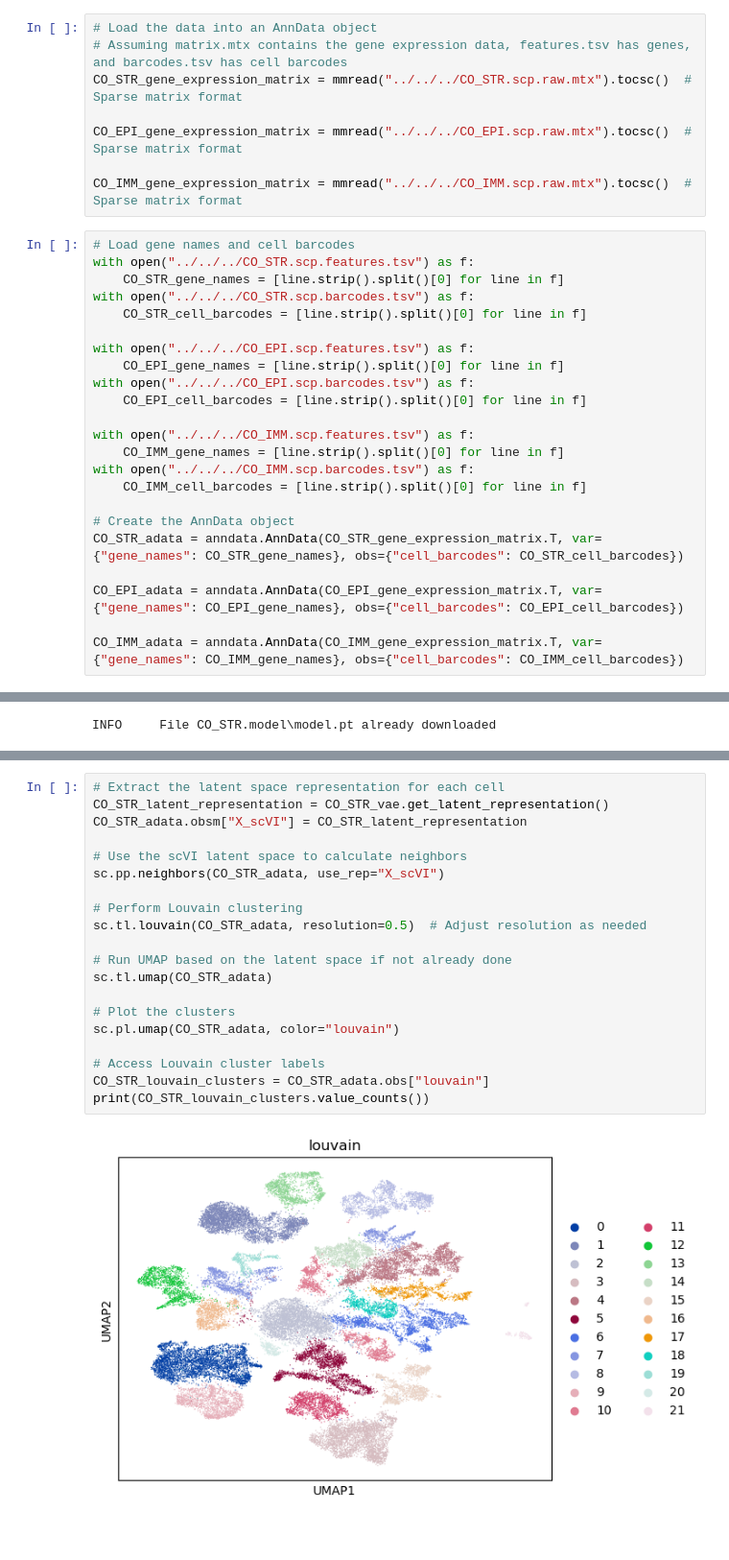
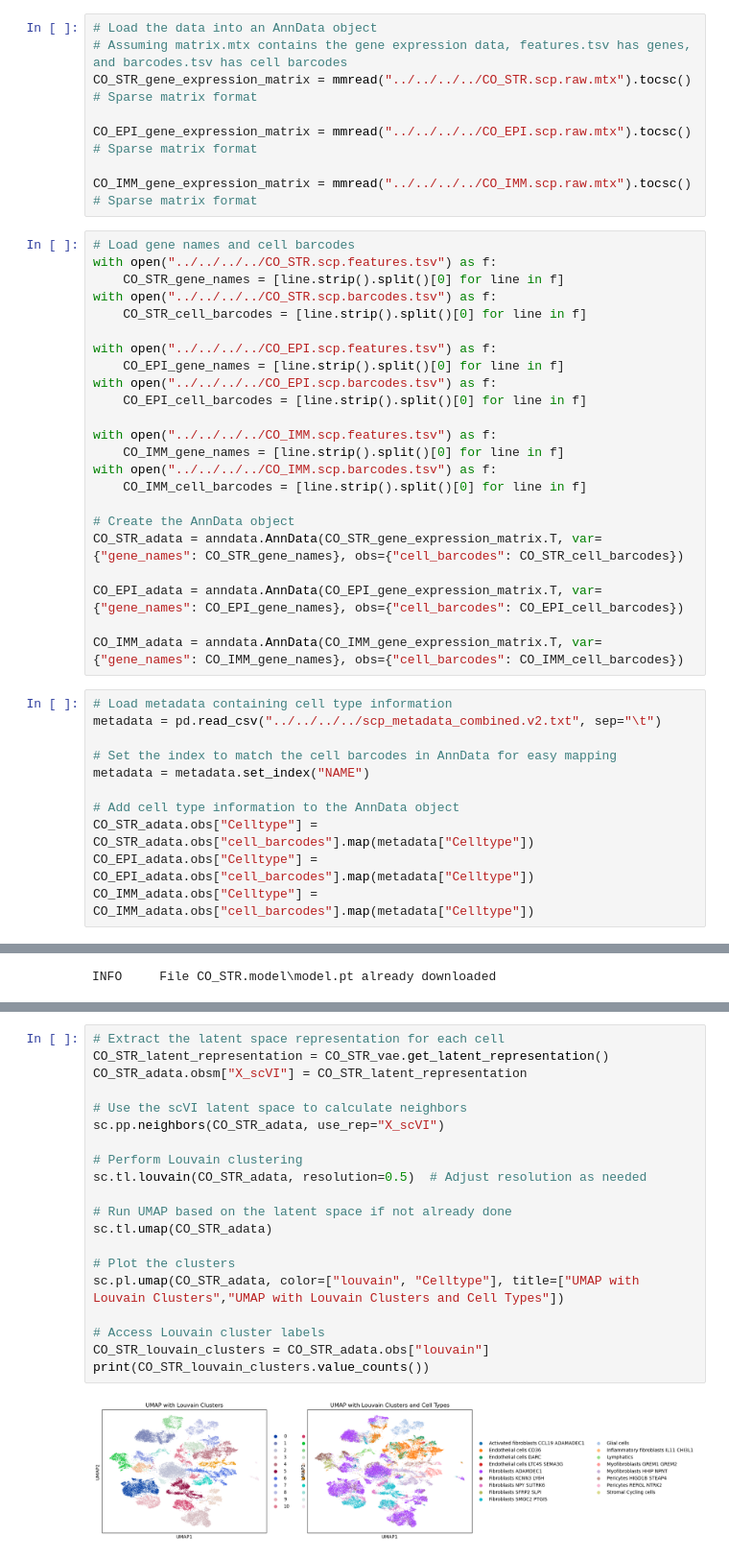
Before and after one commit to chanjonathan/cpsc545-project, a Jupyter notebook: cpsc_545_project.ipynb, the cells around one changed output, grey strips where cells are left out. Shown at 96% size. Cells and saved outputs as stored; diff of their text form; blank space fills up the shorter version.

```diff
--- a/cpsc_545_project.ipynb
+++ b/cpsc_545_project.ipynb
@@ -11,26 +12,26 @@ True
 # %%
 # Load the data into an AnnData object
 # Assuming matrix.mtx contains the gene expression data, features.tsv has genes, and barcodes.tsv has cell barcodes
-CO_STR_gene_expression_matrix = mmread("../../../CO_STR.scp.raw.mtx").tocsc()  # Sparse matrix format
+CO_STR_gene_expression_matrix = mmread("../../../../CO_STR.scp.raw.mtx").tocsc()  # Sparse matrix format
 
-CO_EPI_gene_expression_matrix = mmread("../../../CO_EPI.scp.raw.mtx").tocsc()  # Sparse matrix format
+CO_EPI_gene_expression_matrix = mmread("../../../../CO_EPI.scp.raw.mtx").tocsc()  # Sparse matrix format
 
-CO_IMM_gene_expression_matrix = mmread("../../../CO_IMM.scp.raw.mtx").tocsc()  # Sparse matrix format
+CO_IMM_gene_expression_matrix = mmread("../../../../CO_IMM.scp.raw.mtx").tocsc()  # Sparse matrix format
 # %%
 # Load gene names and cell barcodes
-with open("../../../CO_STR.scp.features.tsv") as f:
+with open("../../../../CO_STR.scp.features.tsv") as f:
     CO_STR_gene_names = [line.strip().split()[0] for line in f]
-with open("../../../CO_STR.scp.barcodes.tsv") as f:
+with open("../../../../CO_STR.scp.barcodes.tsv") as f:
     CO_STR_cell_barcodes = [line.strip().split()[0] for line in f]
 
-with open("../../../CO_EPI.scp.features.tsv") as f:
+with open("../../../../CO_EPI.scp.features.tsv") as f:
     CO_EPI_gene_names = [line.strip().split()[0] for line in f]
-with open("../../../CO_EPI.scp.barcodes.tsv") as f:
+with open("../../../../CO_EPI.scp.barcodes.tsv") as f:
     CO_EPI_cell_barcodes = [line.strip().split()[0] for line in f]
 
-with open("../../../CO_IMM.scp.features.tsv") as f:
+with open("../../../../CO_IMM.scp.features.tsv") as f:
     CO_IMM_gene_names = [line.strip().split()[0] for line in f]
-with open("../../../CO_IMM.scp.barcodes.tsv") as f:
+with open("../../../../CO_IMM.scp.barcodes.tsv") as f:
     CO_IMM_cell_barcodes = [line.strip().split()[0] for line in f]
 
 # Create the AnnData object
@@ -39,6 +40,17 @@ CO_STR_adata = anndata.AnnData(CO_STR_gene_expression_matrix.T, var={"gene_names
 CO_EPI_adata = anndata.AnnData(CO_EPI_gene_expression_matrix.T, var={"gene_names": CO_EPI_gene_names}, obs={"cell_barcodes": CO_EPI_cell_barcodes})
 
 CO_IMM_adata = anndata.AnnData(CO_IMM_gene_expression_matrix.T, var={"gene_names": CO_IMM_gene_names}, obs={"cell_barcodes": CO_IMM_cell_barcodes})
+# %%
+# Load metadata containing cell type information
+metadata = pd.read_csv("../../../../scp_metadata_combined.v2.txt", sep="\t")
+
+# Set the index to match the cell barcodes in AnnData for easy mapping
+metadata = metadata.set_index("NAME")
+
+# Add cell type information to the AnnData object
+CO_STR_adata.obs["Celltype"] = CO_STR_adata.obs["cell_barcodes"].map(metadata["Celltype"])
+CO_EPI_adata.obs["Celltype"] = CO_EPI_adata.obs["cell_barcodes"].map(metadata["Celltype"])
+CO_IMM_adata.obs["Celltype"] = CO_IMM_adata.obs["cell_barcodes"].map(metadata["Celltype"])
 # %%
 # Set up scVI
 scvi.model.SCVI.setup_anndata(CO_STR_adata)
@@ -119,25 +135,25 @@ CO_IMM_vae = scvi.model.SCVI.load("CO_IMM.model", adata=CO_IMM_adata)
 # %%
 # Extract the latent space representation for each cell
 CO_STR_latent_representation = CO_STR_vae.get_latent_representation()
 CO_STR_adata.obsm["X_scVI"] = CO_STR_latent_representation
 
 # Use the scVI latent space to calculate neighbors
 sc.pp.neighbors(CO_STR_adata, use_rep="X_scVI")
 
 # Perform Louvain clustering
 sc.tl.louvain(CO_STR_adata, resolution=0.5)  # Adjust resolution as needed
 
 # Run UMAP based on the latent space if not already done
 sc.tl.umap(CO_STR_adata)
 
 # Plot the clusters
-sc.pl.umap(CO_STR_adata, color="louvain")
+sc.pl.umap(CO_STR_adata, color=["louvain", "Celltype"], title=["UMAP with Louvain Clusters","UMAP with Louvain Clusters and Cell Types"])
 
 # Access Louvain cluster labels
 CO_STR_louvain_clusters = CO_STR_adata.obs["louvain"]
 print(CO_STR_louvain_clusters.value_counts())
 # %% [output]
-[figure, old version]
+[figure, new version]
 louvain
 0     4002
 1     3934
```
Also changed, not shown: parts of 6 cells of this notebook, 1 other file.
